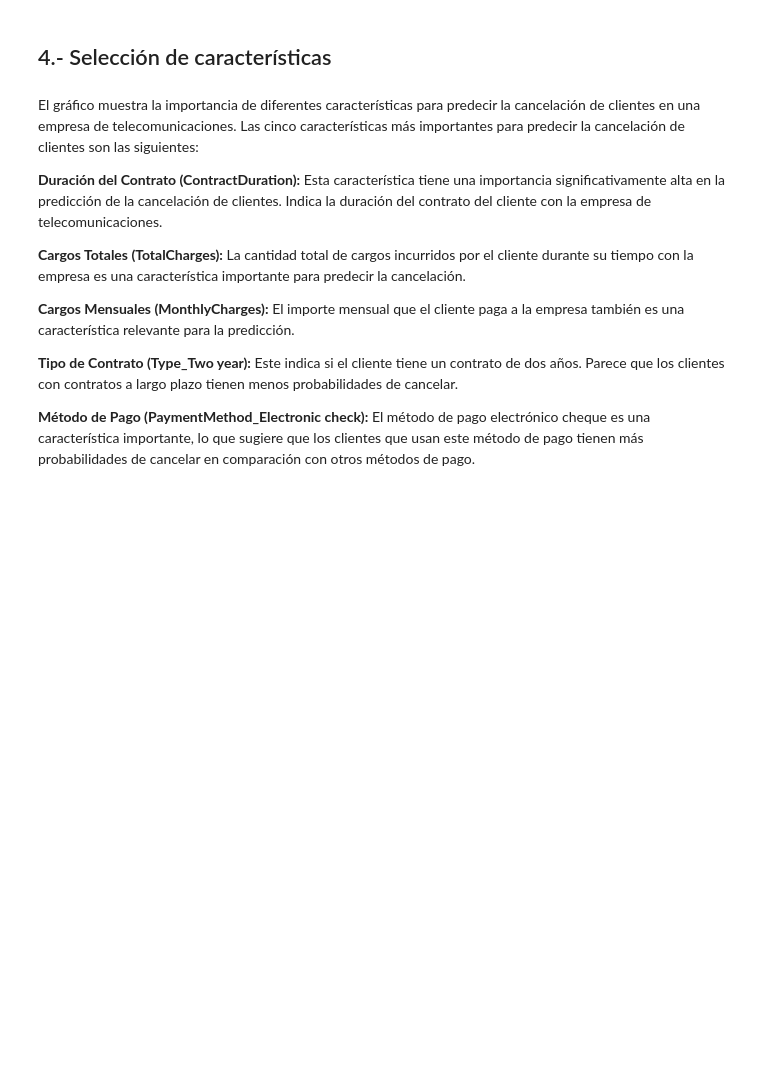
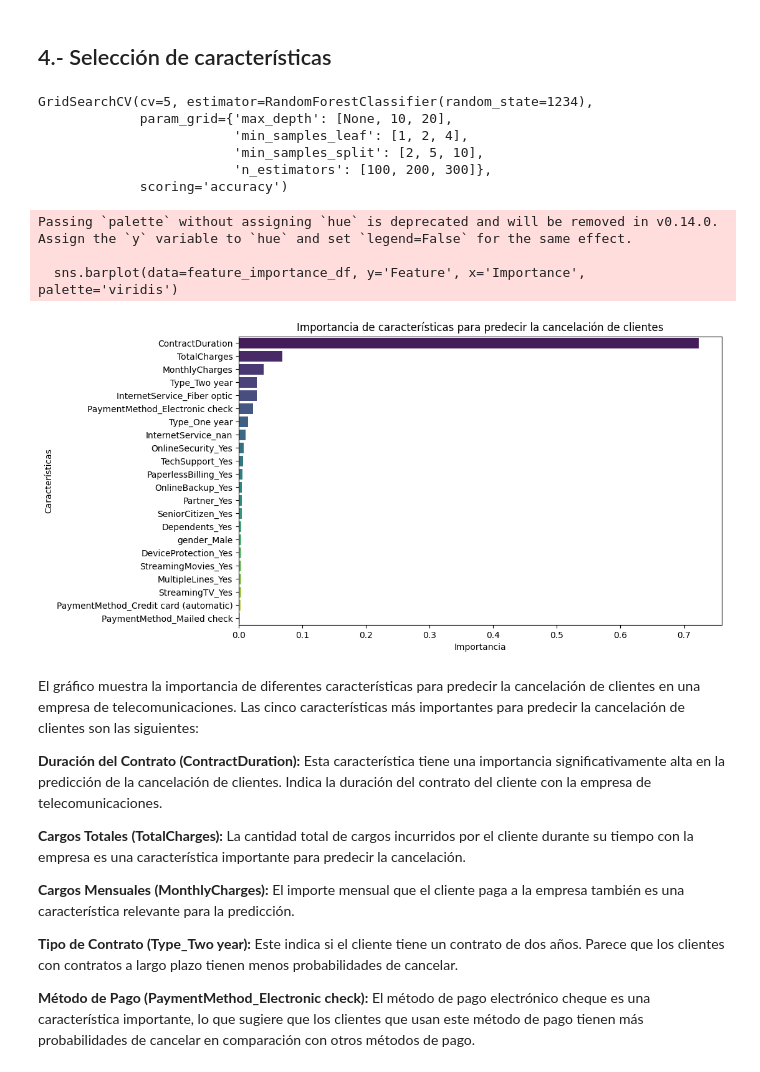
Before and after one commit to fcolozanom/interconnect_churn_forecast, a Jupyter notebook: interconnect_churn_forecast.ipynb, the cells around one changed output. Saved outputs shown, nothing was run; the diff lists cells and outputs as text; code cells hidden in the pictures; blank space fills up the shorter version.

```diff
--- a/interconnect_churn_forecast.ipynb
+++ b/interconnect_churn_forecast.ipynb
@@ -278,5 +343,15 @@ rf_classifier = RandomForestClassifier(random_state=1234)
 # %%
-# Ajusta el clasificador al conjunto de entrenamiento
-rf_classifier.fit(X_train, y_train)
+# Ajusta GridSearchCV al conjunto de entrenamiento
+grid_search.fit(X_train_processed, y_train)
+# %% [output]
+GridSearchCV(cv=5, estimator=RandomForestClassifier(random_state=1234),
+             param_grid={'max_depth': [None, 10, 20],
+                         'min_samples_leaf': [1, 2, 4],
+                         'min_samples_split': [2, 5, 10],
+                         'n_estimators': [100, 200, 300]},
+             scoring='accuracy')
+# %%
+# Obtiene el mejor modelo
+best_rf_classifier = grid_search.best_estimator_
 # %%
 # Predicciones en el conjunto de prueba
@@ -287,14 +362,5 @@ accuracy = accuracy_score(y_test, y_pred)
 conf_matrix = confusion_matrix(y_test, y_pred)
 classification_rep = classification_report(y_test, y_pred)
 # %%
-# Importancia de características
-feature_importances = rf_classifier.feature_importances_
-
 # Obtiene los nombres de las características categóricas transformadas
-encoded_feature_names = encoder.get_feature_names_out(input_features=X.select_dtypes(include=['object']).columns)
-
-# Obtiene los nombres de las características numéricas
-numerical_features = list(X.select_dtypes(include=['int64', 'float64']).columns)
-
-# Concatena los nombres de todas las características
-all_features = np.concatenate([encoded_feature_names, numerical_features])
+encoded_feature_names = encoder.get_feature_names_out(input_features=X_train.select_dtypes(include=['object']).columns.tolist())
@@ -301,10 +373,20 @@ all_features = np.concatenate([encoded_feature_names, numerical_features])
+# %%
+# Importancia de características
+feature_importances = best_rf_classifier.feature_importances_
 # %%
-# Análisis de características importantes
+# Crea un DataFrame con la importancia de las características
 feature_importance_df = pd.DataFrame({'Feature': all_features, 'Importance': feature_importances})
 feature_importance_df = feature_importance_df.sort_values(by='Importance', ascending=False)
+
+# Visualización de la importancia de las características
 plt.figure(figsize=(10, 6))
-sns.barplot(data=feature_importance_df, y='Feature', x='Importance', hue='Feature', palette='viridis', dodge=False, legend=False)
+sns.barplot(data=feature_importance_df, y='Feature', x='Importance', palette='viridis')
 plt.title('Importancia de características para predecir la cancelación de clientes')
 plt.xlabel('Importancia')
 plt.ylabel('Características')
 plt.show()
+# %% [output]
+Passing `palette` without assigning `hue` is deprecated and will be removed in v0.14.0. Assign the `y` variable to `hue` and set `legend=False` for the same effect.
+
+  sns.barplot(data=feature_importance_df, y='Feature', x='Importance', palette='viridis')
+[figure, added]
```
Also changed, not shown: parts of 26 cells of this notebook.
